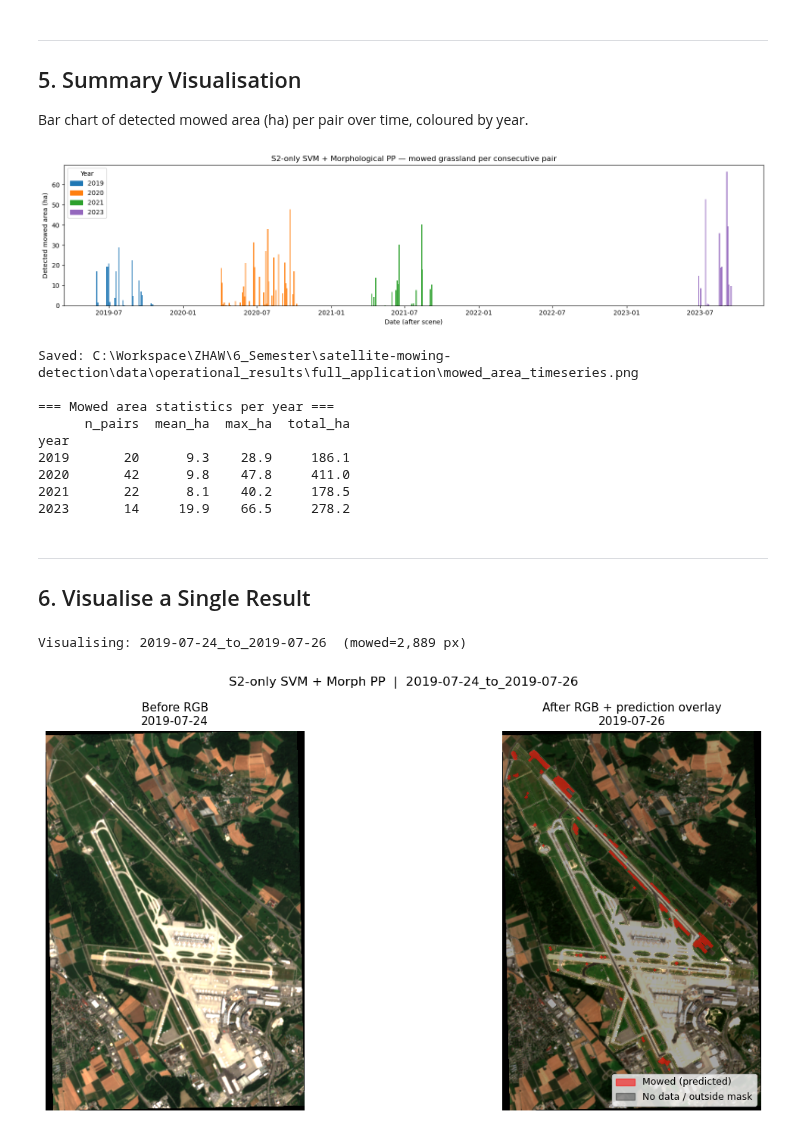
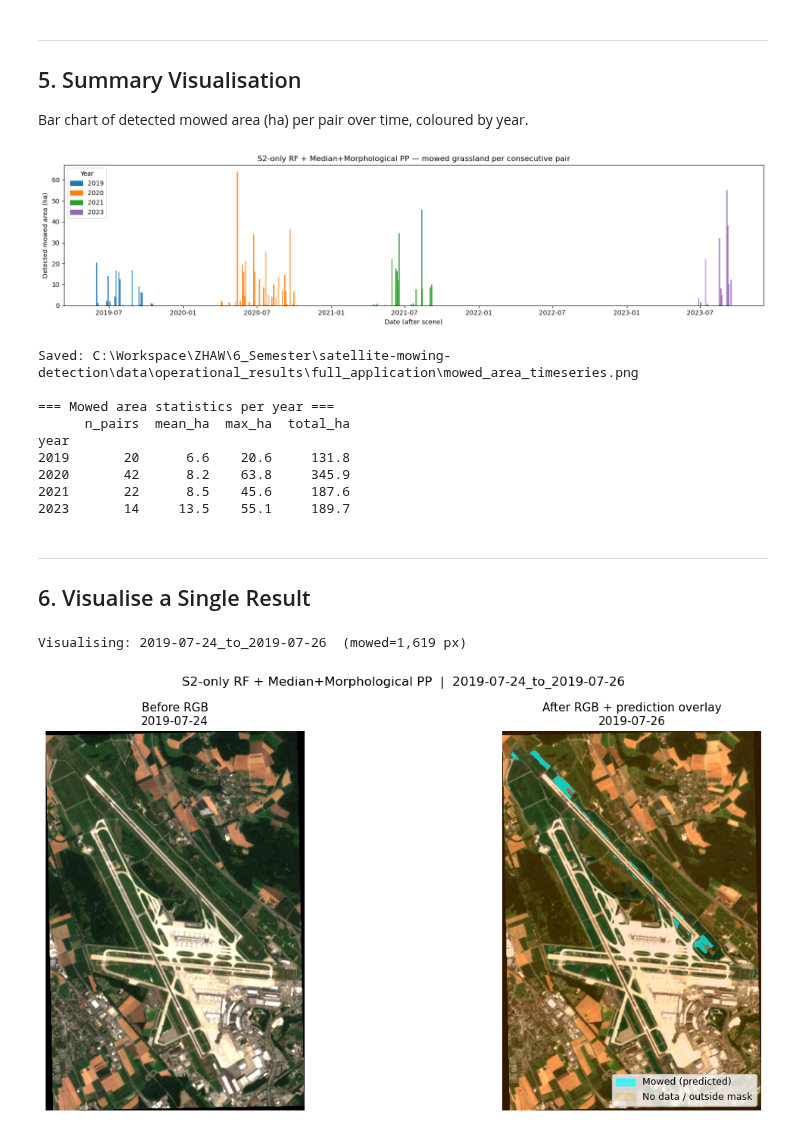
Before and after one commit to klaveflo/satellite-mowing-detection, a Jupyter notebook: notebooks/10_full_application.ipynb, the cells around one changed output. Drawn from its saved outputs; the diff is of its cells as text; code cells hidden in the pictures.

```diff
--- a/notebooks/10_full_application.ipynb
+++ b/notebooks/10_full_application.ipynb
@@ -130,15 +126,12 @@ artifact's PR-curve threshold (~0.29), which over-predicts at real scene class b
 # %%
-artifact = joblib.load(MODELS_DIR / 's2only_svm.joblib')
+artifact = joblib.load(MODELS_DIR / 's2_only_diff_rf.joblib')
 model   = artifact['model']
 feat_s2 = artifact['features']
 
-# Scene-calibrated threshold from nb09 Section 3.5 LOO calibration.
-# Update this value if nb09 is re-run with different calibration scenes.
-MODEL_THRESHOLD = 0.82
+MODEL_THRESHOLD = artifact['threshold']
 
 print(f'Model type:  {type(model).__name__}')
 print(f'Features:    {feat_s2}')
-print(f'Threshold:   {MODEL_THRESHOLD}  '
-      f'(artifact stored: {artifact.get("threshold", "n/a"):.4f} — not used here)')
+print(f'Threshold:   {MODEL_THRESHOLD:.4f}  (calibrated, loaded from artifact)')
 # %% [output]
 Model type:  Pipeline
@@ -244,7 +277,7 @@ for _, r in ok.iterrows():
 
 ax.set_xlabel('Date (after scene)')
 ax.set_ylabel('Detected mowed area (ha)')
-ax.set_title('S2-only SVM + Morphological PP — mowed grassland per consecutive pair')
+ax.set_title('S2-only RF + Median+Morphological PP — mowed grassland per consecutive pair')
 
 from matplotlib.patches import Patch
 present_years = sorted(ok['after_dt'].dt.year.unique())
@@ -263,25 +296,24 @@ ok['year'] = ok['after_dt'].dt.year
 print(ok.groupby('year')['mowed_ha'].agg(['count', 'mean', 'max', 'sum']).round(1).rename(
     columns={'count': 'n_pairs', 'mean': 'mean_ha', 'max': 'max_ha', 'sum': 'total_ha'}).to_string())
 # %% [output]
-[figure, old version]
+[figure, new version]
 Saved: C:\Workspace\ZHAW\6_Semester\satellite-mowing-detection\data\operational_results\full_application\mowed_area_timeseries.png
 
 === Mowed area statistics per year ===
       n_pairs  mean_ha  max_ha  total_ha
 year
-2019       20      9.3    28.9     186.1
-2020       42      9.8    47.8     411.0
-2021       22      8.1    40.2     178.5
-2023       14     19.9    66.5     278.2
+2019       20      6.6    20.6     131.8
+2020       42      8.2    63.8     345.9
+2021       22      8.5    45.6     187.6
+2023       14     13.5    55.1     189.7
 # %% [markdown]
 ---
 ## 6. Visualise a Single Result
 # %%
-# ── Choose which pair to inspect ─────────────────────────────────────────
+# Choose which pair to inspect
 # Set to any after_date string from run_summary.csv, e.g. '2019-05-15'
-# Leave as None to pick the pair with the most mowed pixels automatically.
-VIZ_AFTER_DATE = '2019-07-26'   # e.g. '2020-05-29'
-# ─────────────────────────────────────────────────────────────────────────
+VIZ_AFTER_DATE = '2019-07-26'
+
 
 if VIZ_AFTER_DATE is None:
     row_viz = ok.loc[ok['n_mowed'].idxmax()]
@@ -295,46 +327,43 @@ pred_path  = OUTPUT_DIR / f'mowed_{label}.tif'
 
 print(f'Visualising: {label}  (mowed={int(row_viz["n_mowed"]):,} px)')
 
-# Load prediction
+# Load prediction (uint8: 1=mowed, 0=not mowed, 255=nodata)
 with rasterio.open(pred_path) as src:
     pred = src.read(1).astype(float)
 
 def _load_rgb(path):
     with rasterio.open(path) as src:
         r = np.clip(src.read(3).astype(float) / 2500, 0, 1)
         g = np.clip(src.read(2).astype(float) / 2500, 0, 1)
         b = np.clip(src.read(1).astype(float) / 2500, 0, 1)
     return np.dstack([r, g, b])
 
 rgb_before = _load_rgb(row_viz['before_path'])
 rgb_after  = _load_rgb(row_viz['after_path'])
 
-# Prediction overlay: mowed=red, nodata=semi-dark
+# Prediction overlay: mowed=cyan, nodata=semi-dark
 overlay = np.zeros((*pred.shape, 4), dtype=float)
-overlay[pred == 1]  = [1, 0, 0, 0.55]
-overlay[pred == -1] = [0, 0, 0, 0.35]
+overlay[pred == 1]   = [0, 1, 1, 0.7]    # mowed
+overlay[pred == 255] = [1, 0.5, 0, 0.20]   # nodata
 
 fig, axes = plt.subplots(1, 2, figsize=(14, 6))
 
-# Left: before RGB
 axes[0].imshow(rgb_before)
 axes[0].set_title(f'Before RGB\n{before_str}', fontsize=11)
 axes[0].axis('off')
 
-# Right: after RGB + prediction overlay
 axes[1].imshow(rgb_after)
 axes[1].imshow(overlay)
 axes[1].set_title(f'After RGB + prediction overlay\n{after_str}', fontsize=11)
 axes[1].axis('off')
 
-from matplotlib.patches import Patch
-axes[1].legend(handles=[Patch(color='red',   alpha=0.55, label='Mowed (predicted)'),
-                         Patch(color='black', alpha=0.35, label='No data / outside mask')],
+axes[1].legend(handles=[Patch(color='cyan',  alpha=0.7,  label='Mowed (predicted)'),
+                         Patch(color='orange', alpha=0.20, label='No data / outside mask')],
                loc='lower right', fontsize=9)
 
-plt.suptitle(f'S2-only SVM + Morph PP  |  {label}', fontsize=12)
+plt.suptitle(f'S2-only RF + Median+Morphological PP  |  {label}', fontsize=12)
 plt.tight_layout()
 plt.show()
 # %% [output]
-Visualising: 2019-07-24_to_2019-07-26  (mowed=2,889 px)
+Visualising: 2019-07-24_to_2019-07-26  (mowed=1,619 px)
-[figure, old version]
+[figure, new version]
```
Also changed, not shown: parts of 7 cells of this notebook, 2 other files.
